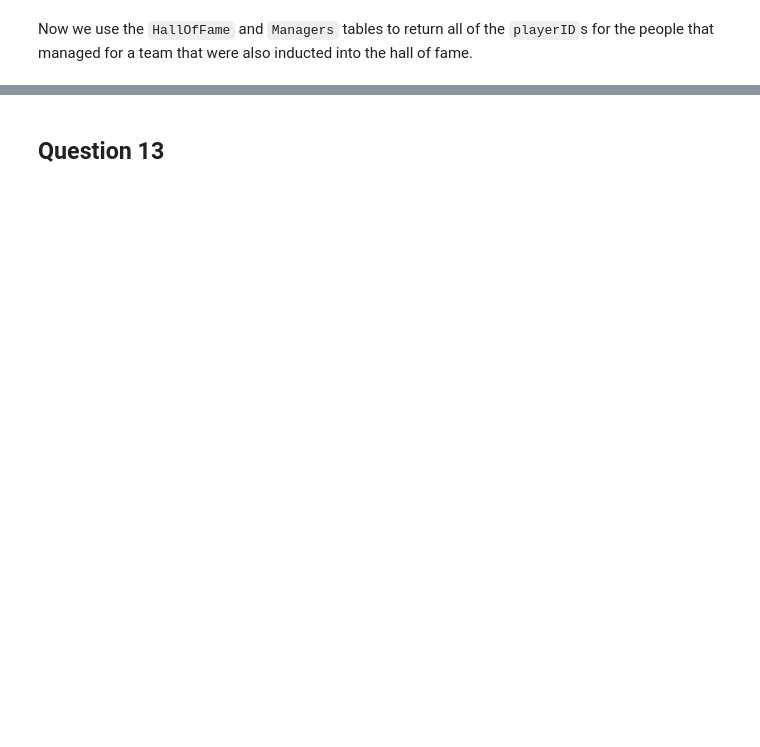
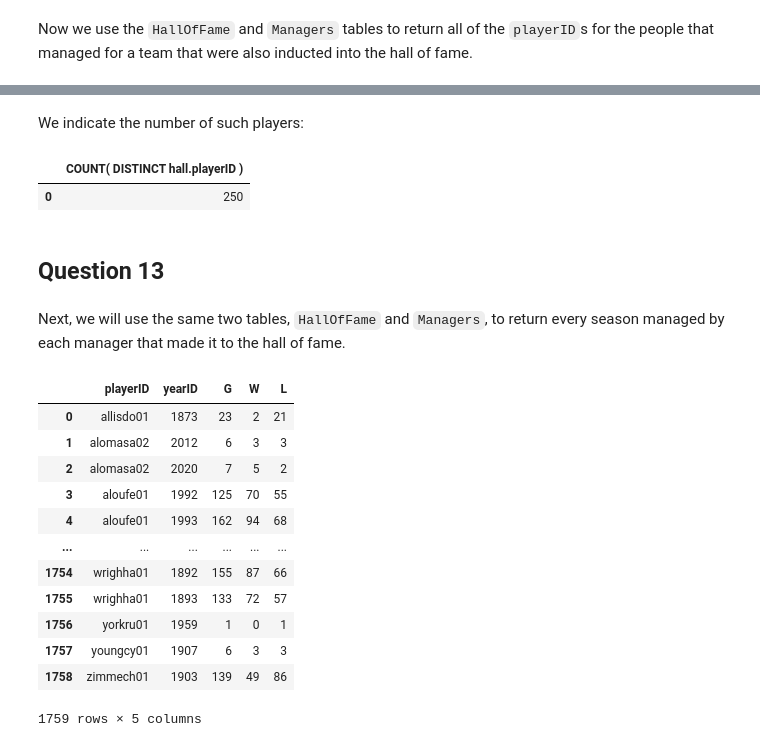
Before and after one commit to solivagvs/stat554hw05, a Jupyter notebook: sandorHW05.ipynb, the cells around one changed output, grey strips where cells are left out. Cells and saved outputs as stored; diff of their text form; code cells hidden in the pictures; blank space fills up the shorter version.

```diff
--- a/sandorHW05.ipynb
+++ b/sandorHW05.ipynb
@@ -303,2 +298,43 @@ Warning: total number of rows (83980) exceeds max_rows (20000). Limiting to firs
+# %% [markdown]
+We indicate the number of such players:
+# %%
+q12query2 = """
+  SELECT COUNT( DISTINCT hall.playerID )
+  FROM "HallOfFame" AS hall
+  INNER JOIN Managers AS man
+  ON hall.playerID = man.playerID
+  """
+
+pd.read_sql(q12query2, con)
+# %% [output]
+|  | COUNT( DISTINCT hall.playerID ) |
+| 0 | 250 |
 # %% [markdown]
 ## Question 13
+# %% [markdown]
+Next, we will use the same two tables, `HallOfFame` and `Managers`, to return every season managed by each manager that made it to the hall of fame.
+# %%
+q13query1 = """
+  SELECT DISTINCT hall.playerID, man.yearID, man.G, man.W, man.L
+  FROM "HallOfFame" AS hall
+  INNER JOIN Managers AS man
+  ON hall.playerID = man.playerID
+  """
+
+# read the table in as a dataframe and view it
+hallOfFameManagersFull = pd.read_sql(q13query1, con)
+hallOfFameManagersFull
+# %% [output]
+|  | playerID | yearID | G | W | L |
+| 0 | allisdo01 | 1873 | 23 | 2 | 21 |
+| 1 | alomasa02 | 2012 | 6 | 3 | 3 |
+| 2 | alomasa02 | 2020 | 7 | 5 | 2 |
+| 3 | aloufe01 | 1992 | 125 | 70 | 55 |
+| 4 | aloufe01 | 1993 | 162 | 94 | 68 |
+| ... | ... | ... | ... | ... | ... |
+| 1754 | wrighha01 | 1892 | 155 | 87 | 66 |
+| 1755 | wrighha01 | 1893 | 133 | 72 | 57 |
+| 1756 | yorkru01 | 1959 | 1 | 0 | 1 |
+| 1757 | youngcy01 | 1907 | 6 | 3 | 3 |
+| 1758 | zimmech01 | 1903 | 139 | 49 | 86 |
+1759 rows × 5 columns
```
Also changed, not shown: parts of 10 cells of this notebook.
